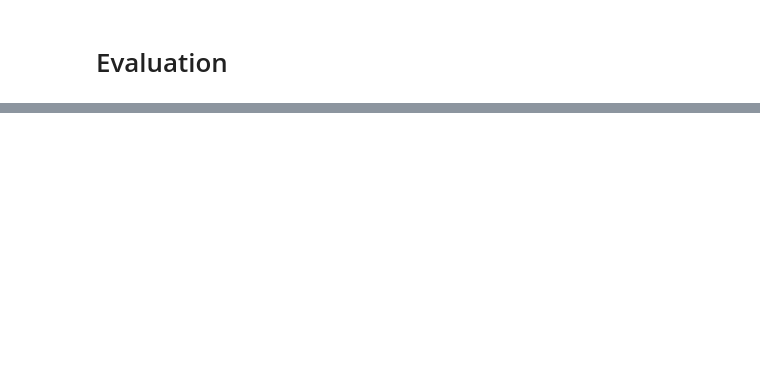
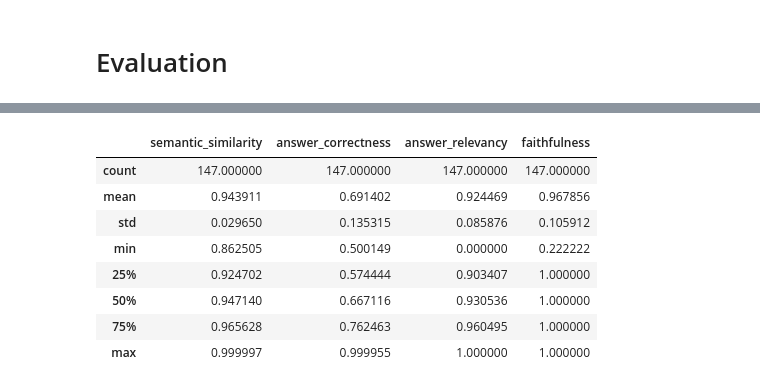
Before and after one commit to gigahidjrikaaa/UGM-AICare, a Jupyter notebook: ai/evaluation/eval.ipynb, the cells around one changed output, grey strips where cells are left out. Saved outputs shown, nothing was run; the diff lists cells and outputs as text; code cells hidden in the pictures; blank space fills up the shorter version.

```diff
--- a/ai/evaluation/eval.ipynb
+++ b/ai/evaluation/eval.ipynb
@@ -285,0 +731,12 @@ json_data
+# %%
+df[df['answer_correctness'] > 0.5].describe()
+# %% [output]
+|  | semantic_similarity | answer_correctness | answer_relevancy | faithfulness |
+| count | 147.000000 | 147.000000 | 147.000000 | 147.000000 |
+| mean | 0.943911 | 0.691402 | 0.924469 | 0.967856 |
+| std | 0.029650 | 0.135315 | 0.085876 | 0.105912 |
+| min | 0.862505 | 0.500149 | 0.000000 | 0.222222 |
+| 25% | 0.924702 | 0.574444 | 0.903407 | 1.000000 |
+| 50% | 0.947140 | 0.667116 | 0.930536 | 1.000000 |
+| 75% | 0.965628 | 0.762463 | 0.960495 | 1.000000 |
+| max | 0.999997 | 0.999955 | 1.000000 | 1.000000 |
```
Also changed, not shown: parts of 18 cells of this notebook, 14 other files.
